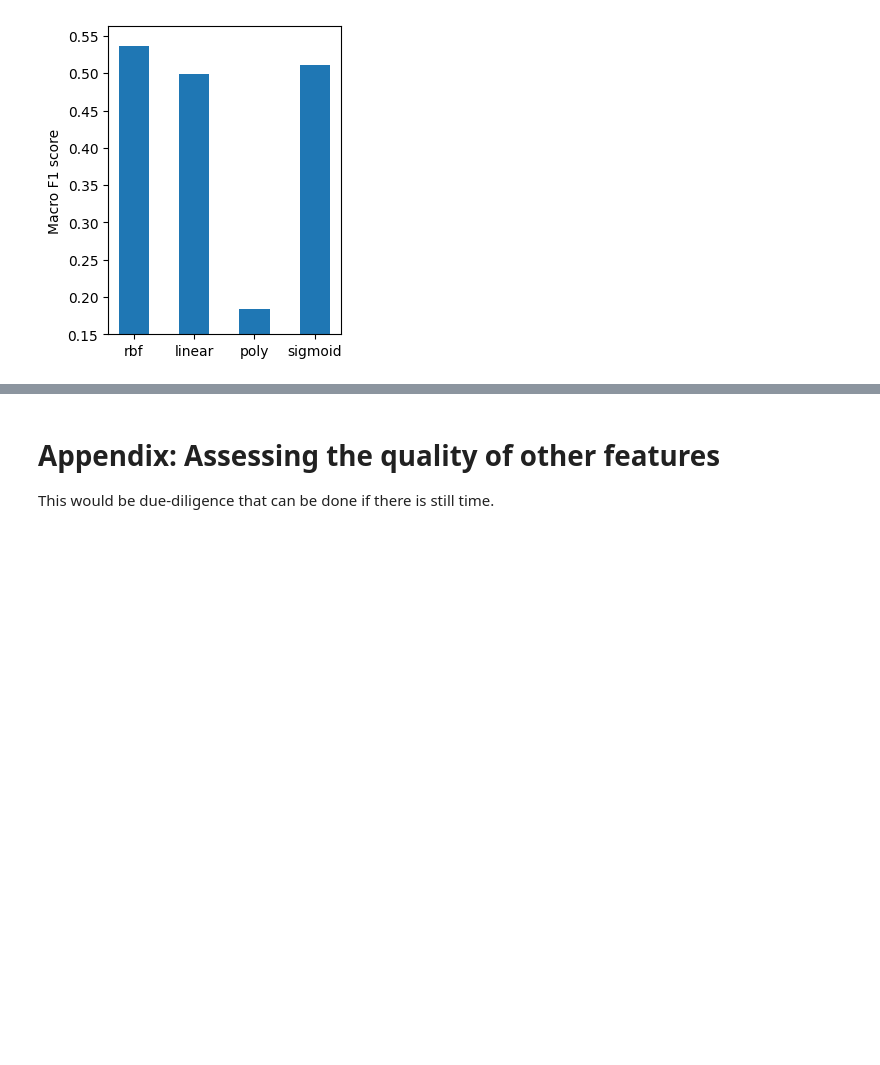
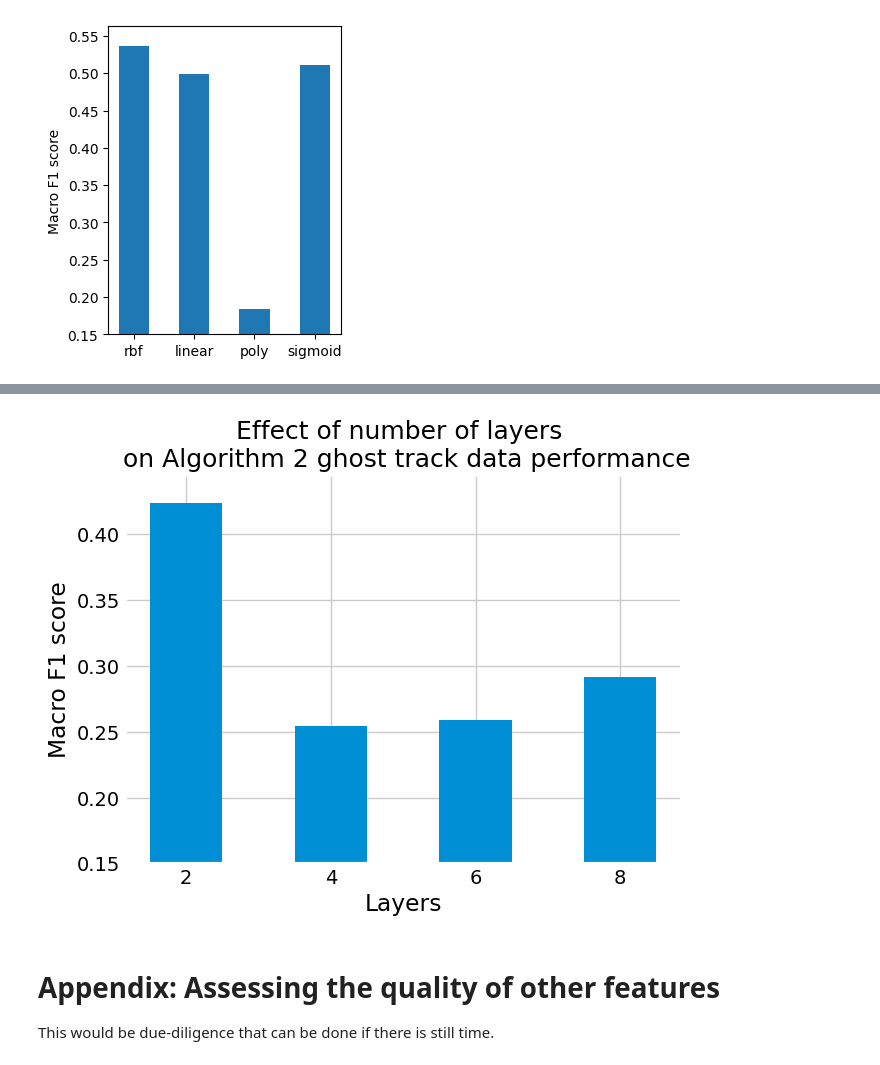
Before and after one commit to welremco/Group3QuantumOneClassSVMs, a Jupyter notebook: cern_data_application.ipynb, the cells around one changed output, grey strips where cells are left out. Cells and saved outputs as stored; diff of their text form; code cells hidden in the pictures; blank space fills up the shorter version.

```diff
--- a/cern_data_application.ipynb
+++ b/cern_data_application.ipynb
@@ -451,3 +932,16 @@ plt.show()
+# %%
+alg2_results = [0.4240312828847004, 0.2545255220727827, 0.25865297674398674, 0.29183745390551086]
+
+#plt.figure(figsize=(3, 4))
+plt.bar(range(4), alg2_results, width=0.5)
+plt.ylim(0.15)
+plt.ylabel('Macro F1 score')
+plt.xlabel('Layers')
+plt.xticks(range(4), [2,4,6,8])
+plt.title('Effect of number of layers \n on Algorithm 2 ghost track data performance', fontsize=18)
+plt.show()
+# %% [output]
+[figure, added]
 # %% [markdown]
 # Appendix: Assessing the quality of other features
 
```
Also changed, not shown: parts of 14 cells of this notebook, 1 other file.
